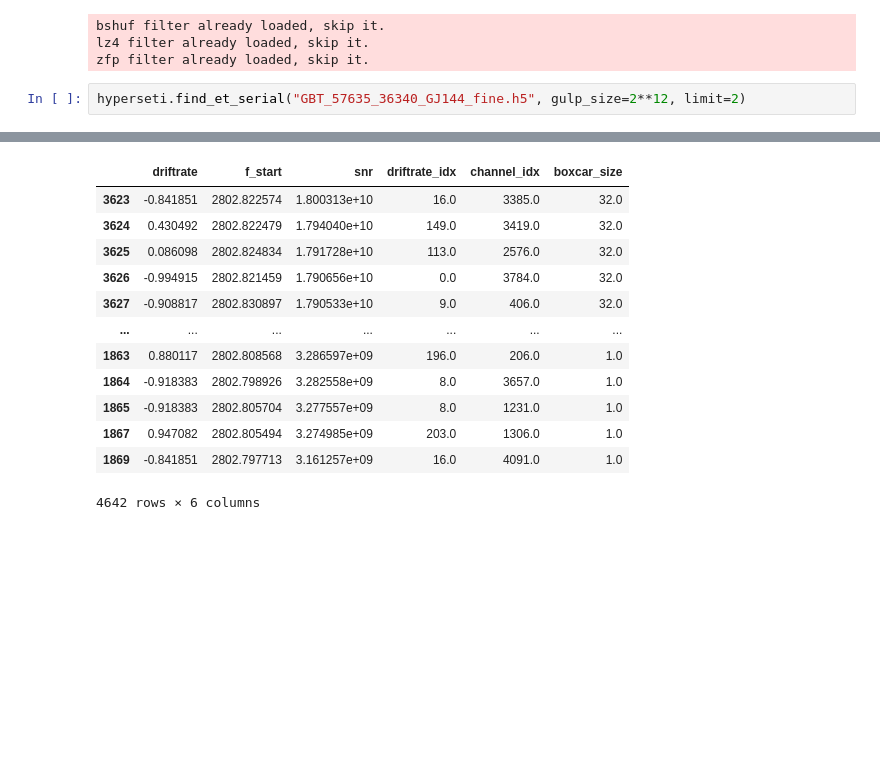
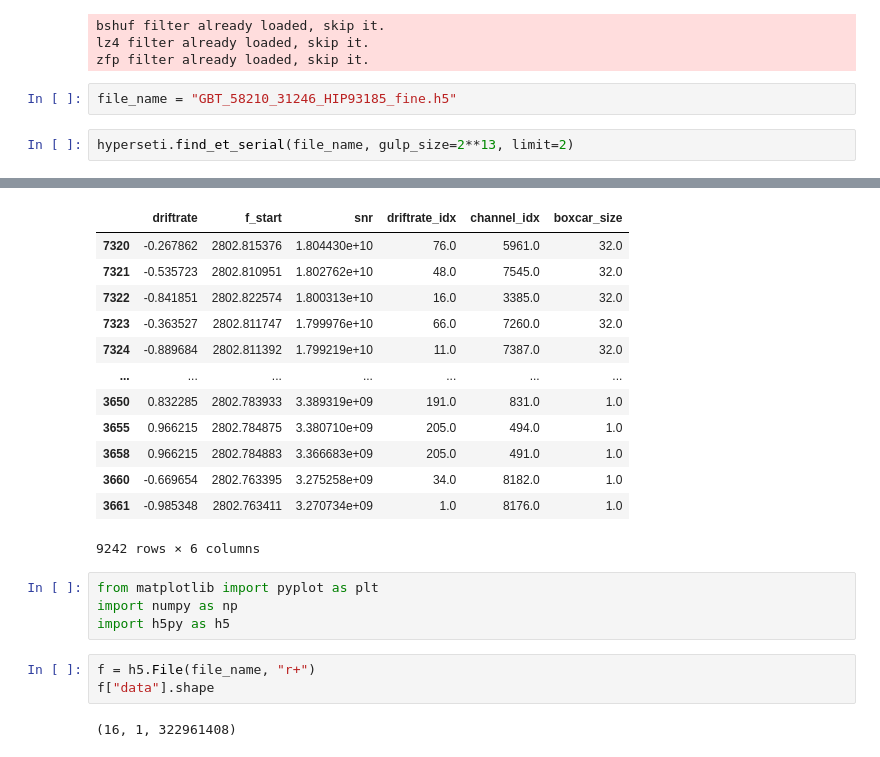
Before and after one commit to FX196/hyperseti, a Jupyter notebook: profile.ipynb, the cells around one changed output, grey strips where cells are left out. Drawn from its saved outputs; the diff is of its cells as text; blank space fills up the shorter version.

```diff
--- a/profile.ipynb
+++ b/profile.ipynb
@@ -4,6 +4,8 @@ from hyperseti import hyperseti
 bshuf filter already loaded, skip it.
 lz4 filter already loaded, skip it.
 zfp filter already loaded, skip it.
+# %%
+file_name = "GBT_58210_31246_HIP93185_fine.h5"
 # %%
-hyperseti.find_et_serial("GBT_57635_36340_GJ144_fine.h5", gulp_size=2**12, limit=2)
+hyperseti.find_et_serial(file_name, gulp_size=2**13, limit=2)
 # %% [output]
@@ -27,13 +29,22 @@ hyperseti.find_et_serial("GBT_57635_36340_GJ144_fine.h5", gulp_size=2**12, limit
 |  | driftrate | f_start | snr | driftrate_idx | channel_idx | boxcar_size |
-| 3623 | -0.841851 | 2802.822574 | 1.800313e+10 | 16.0 | 3385.0 | 32.0 |
-| 3624 | 0.430492 | 2802.822479 | 1.794040e+10 | 149.0 | 3419.0 | 32.0 |
-| 3625 | 0.086098 | 2802.824834 | 1.791728e+10 | 113.0 | 2576.0 | 32.0 |
-| 3626 | -0.994915 | 2802.821459 | 1.790656e+10 | 0.0 | 3784.0 | 32.0 |
-| 3627 | -0.908817 | 2802.830897 | 1.790533e+10 | 9.0 | 406.0 | 32.0 |
+| 7320 | -0.267862 | 2802.815376 | 1.804430e+10 | 76.0 | 5961.0 | 32.0 |
+| 7321 | -0.535723 | 2802.810951 | 1.802762e+10 | 48.0 | 7545.0 | 32.0 |
+| 7322 | -0.841851 | 2802.822574 | 1.800313e+10 | 16.0 | 3385.0 | 32.0 |
+| 7323 | -0.363527 | 2802.811747 | 1.799976e+10 | 66.0 | 7260.0 | 32.0 |
+| 7324 | -0.889684 | 2802.811392 | 1.799219e+10 | 11.0 | 7387.0 | 32.0 |
 | ... | ... | ... | ... | ... | ... | ... |
-| 1863 | 0.880117 | 2802.808568 | 3.286597e+09 | 196.0 | 206.0 | 1.0 |
-| 1864 | -0.918383 | 2802.798926 | 3.282558e+09 | 8.0 | 3657.0 | 1.0 |
-| 1865 | -0.918383 | 2802.805704 | 3.277557e+09 | 8.0 | 1231.0 | 1.0 |
-| 1867 | 0.947082 | 2802.805494 | 3.274985e+09 | 203.0 | 1306.0 | 1.0 |
-| 1869 | -0.841851 | 2802.797713 | 3.161257e+09 | 16.0 | 4091.0 | 1.0 |
+| 3650 | 0.832285 | 2802.783933 | 3.389319e+09 | 191.0 | 831.0 | 1.0 |
+| 3655 | 0.966215 | 2802.784875 | 3.380710e+09 | 205.0 | 494.0 | 1.0 |
+| 3658 | 0.966215 | 2802.784883 | 3.366683e+09 | 205.0 | 491.0 | 1.0 |
+| 3660 | -0.669654 | 2802.763395 | 3.275258e+09 | 34.0 | 8182.0 | 1.0 |
+| 3661 | -0.985348 | 2802.763411 | 3.270734e+09 | 1.0 | 8176.0 | 1.0 |
-4642 rows × 6 columns
+9242 rows × 6 columns
+# %%
+from matplotlib import pyplot as plt
+import numpy as np
+import h5py as h5
+# %%
+f = h5.File(file_name, "r+")
+f["data"].shape
+# %% [output]
+(16, 1, 322961408)
```
Also changed, not shown: parts of 9 cells of this notebook.
